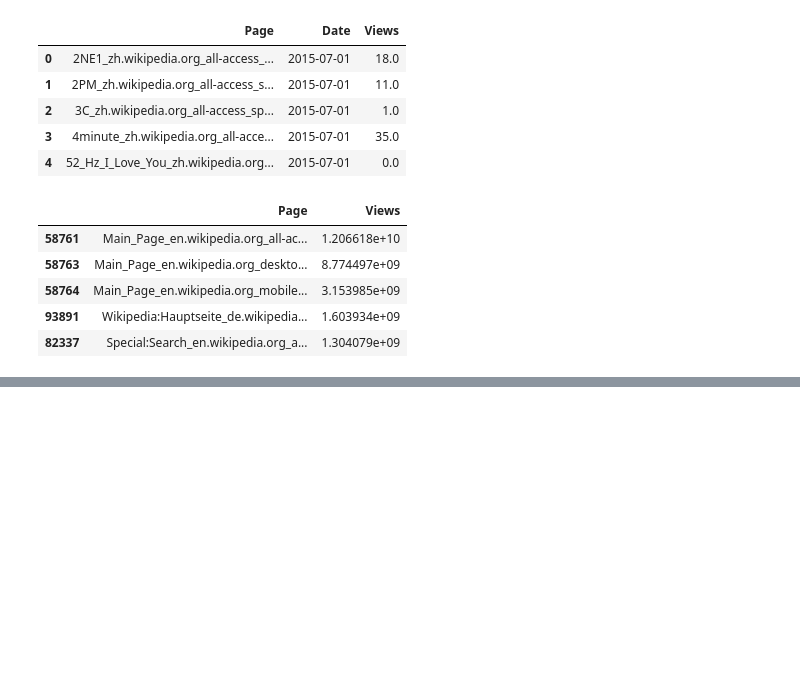
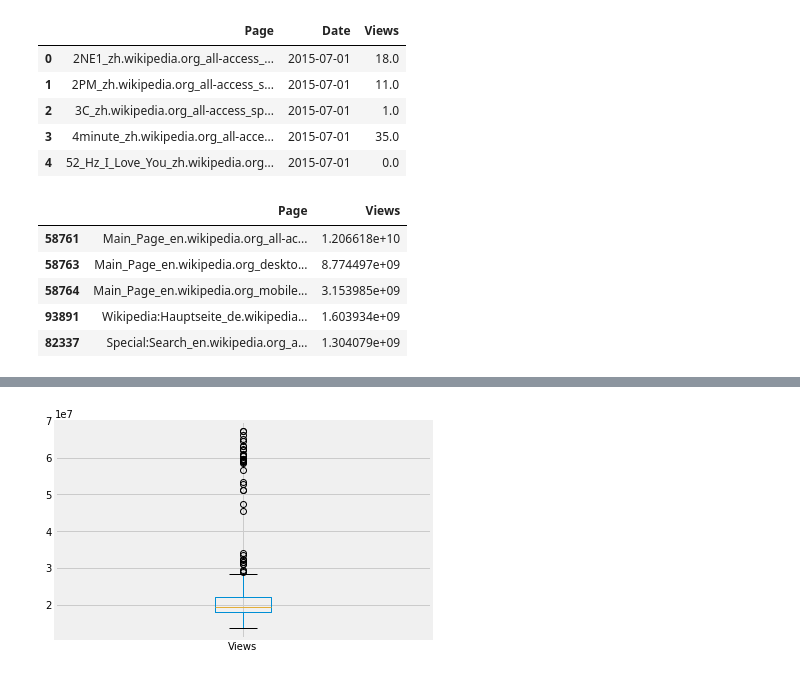
Before and after one commit to Subikshaa/Time-Series-Forecasting-on-Web-Traffic-Dataset, a Jupyter notebook: forecast.ipynb, the cells around one changed output, grey strips where cells are left out. Drawn from its saved outputs; the diff is of its cells as text; code cells hidden in the pictures; blank space fills up the shorter version.

```diff
--- a/forecast.ipynb
+++ b/forecast.ipynb
@@ -59,0 +73,3 @@ plt.plot(temp)
+# %%
+top_page_df = df_reshaped[df_reshaped.Page == 'Main_Page_en.wikipedia.org_all-access_all-agents']
+top_page_df.head()
@@ -59,0 +84,4 @@ plt.plot(temp)
+# %%
+ax1 = top_page_df.boxplot()
+# %% [output]
+[figure, added]
```
Also changed, not shown: parts of 28 cells of this notebook.
